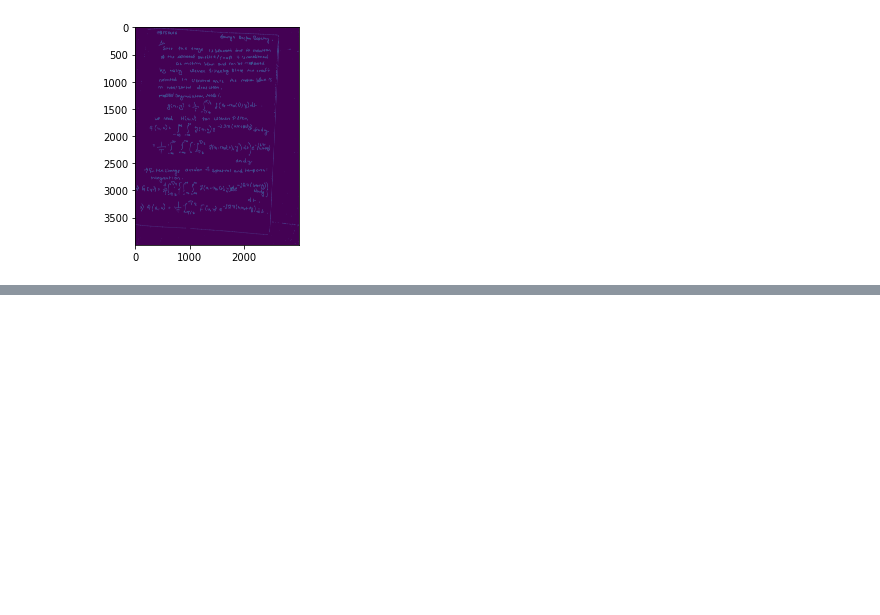
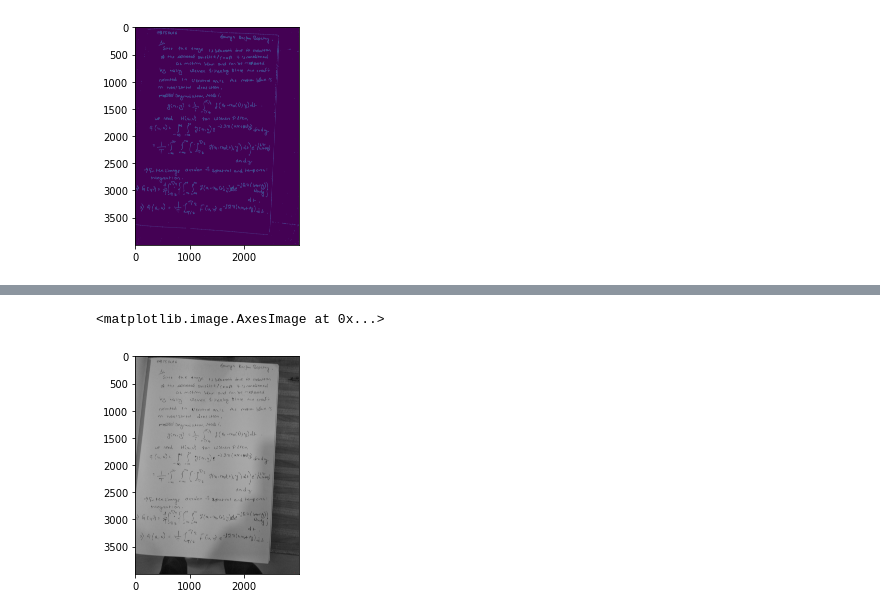
Before and after one commit to nexus-hash/Document-Digitisation, a Jupyter notebook: Image_Proc_Project.ipynb, the cells around one changed output, grey strips where cells are left out. Cells and saved outputs as stored; diff of their text form; code cells hidden in the pictures; blank space fills up the shorter version.

```diff
--- a/Image_Proc_Project.ipynb
+++ b/Image_Proc_Project.ipynb
@@ -22,5 +22,4 @@ plt.imshow(canny_image)
 <matplotlib.image.AxesImage at 0x...>
 [figure]
 # %%
-im2, contours = cv2.findContours(canny_image, cv2.RETR_TREE, cv2.CHAIN_APPROX_SIMPLE)
-print(contours)
+contours, _ = cv2.findContours(canny_image, cv2.RETR_TREE, cv2.CHAIN_APPROX_SIMPLE)
@@ -37,0 +28,9 @@ error: ignored
+# %%
+contours1=contours[0].reshape(-1,2)
+# %%
+for (x, y) in contours1:
+    cv2.circle(image_rgb, (x, y), 1, (255, 0, 0), 3)
+plt.imshow(image_rgb)
+# %% [output]
+<matplotlib.image.AxesImage at 0x...>
+[figure, added]
```
Also changed, not shown: parts of 13 cells of this notebook.
